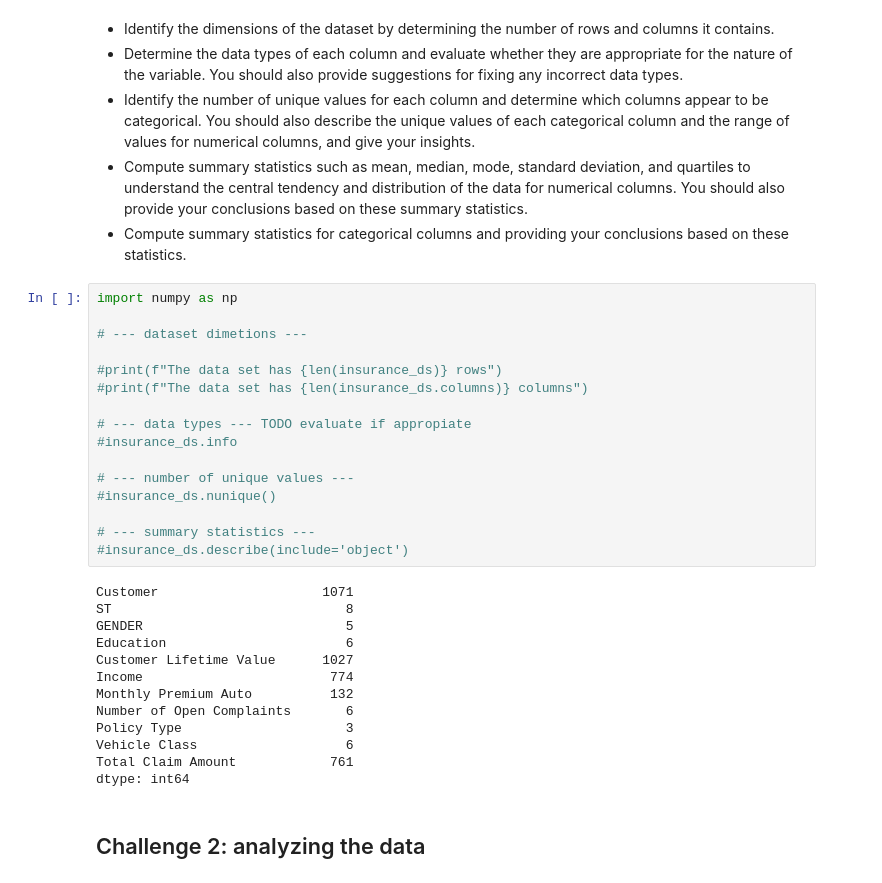
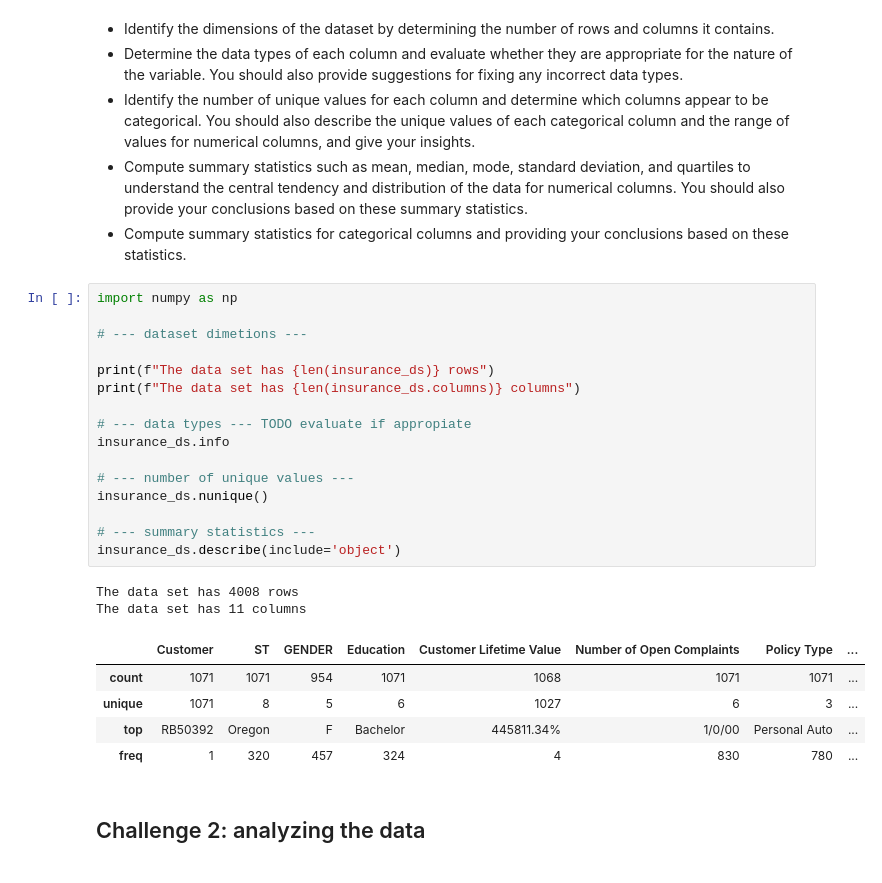
Before and after one commit to Shacham-R/lab-dw-pandas, a Jupyter notebook: S_Rotem_lab_dw_pandas_answers.ipynb, the cells around one changed output. Saved outputs shown, nothing was run; the diff lists cells and outputs as text.

```diff
--- a/S_Rotem_lab_dw_pandas_answers.ipynb
+++ b/S_Rotem_lab_dw_pandas_answers.ipynb
@@ -66,32 +66,27 @@ In this challenge, you will use pandas to explore a given dataset. Your task is
 # %%
 import numpy as np
 
 # --- dataset dimetions ---
 
-#print(f"The data set has {len(insurance_ds)} rows")
-#print(f"The data set has {len(insurance_ds.columns)} columns")
+print(f"The data set has {len(insurance_ds)} rows")
+print(f"The data set has {len(insurance_ds.columns)} columns")
 
 # --- data types --- TODO evaluate if appropiate
-#insurance_ds.info
+insurance_ds.info
 
 # --- number of unique values ---
-#insurance_ds.nunique()
+insurance_ds.nunique()
 
 # --- summary statistics ---
-#insurance_ds.describe(include='object')
+insurance_ds.describe(include='object')
 # %% [output]
-Customer                     1071
-ST                              8
-GENDER                          5
-Education                       6
-Customer Lifetime Value      1027
-Income                        774
-Monthly Premium Auto          132
-Number of Open Complaints       6
-Policy Type                     3
-Vehicle Class                   6
-Total Claim Amount            761
-dtype: int64
+The data set has 4008 rows
+The data set has 11 columns
+|  | Customer | ST | GENDER | Education | Customer Lifetime Value | Number of Open Complaints | Policy Type | ... |
+| count | 1071 | 1071 | 954 | 1071 | 1068 | 1071 | 1071 | ... |
+| unique | 1071 | 8 | 5 | 6 | 1027 | 6 | 3 | ... |
+| top | RB50392 | Oregon | F | Bachelor | 445811.34% | 1/0/00 | Personal Auto | ... |
+| freq | 1 | 320 | 457 | 324 | 4 | 830 | 780 | ... |
 # %% [markdown]
 ## Challenge 2: analyzing the data
 # %% [markdown]
```
Also changed, not shown: parts of 1 cell of this notebook.
